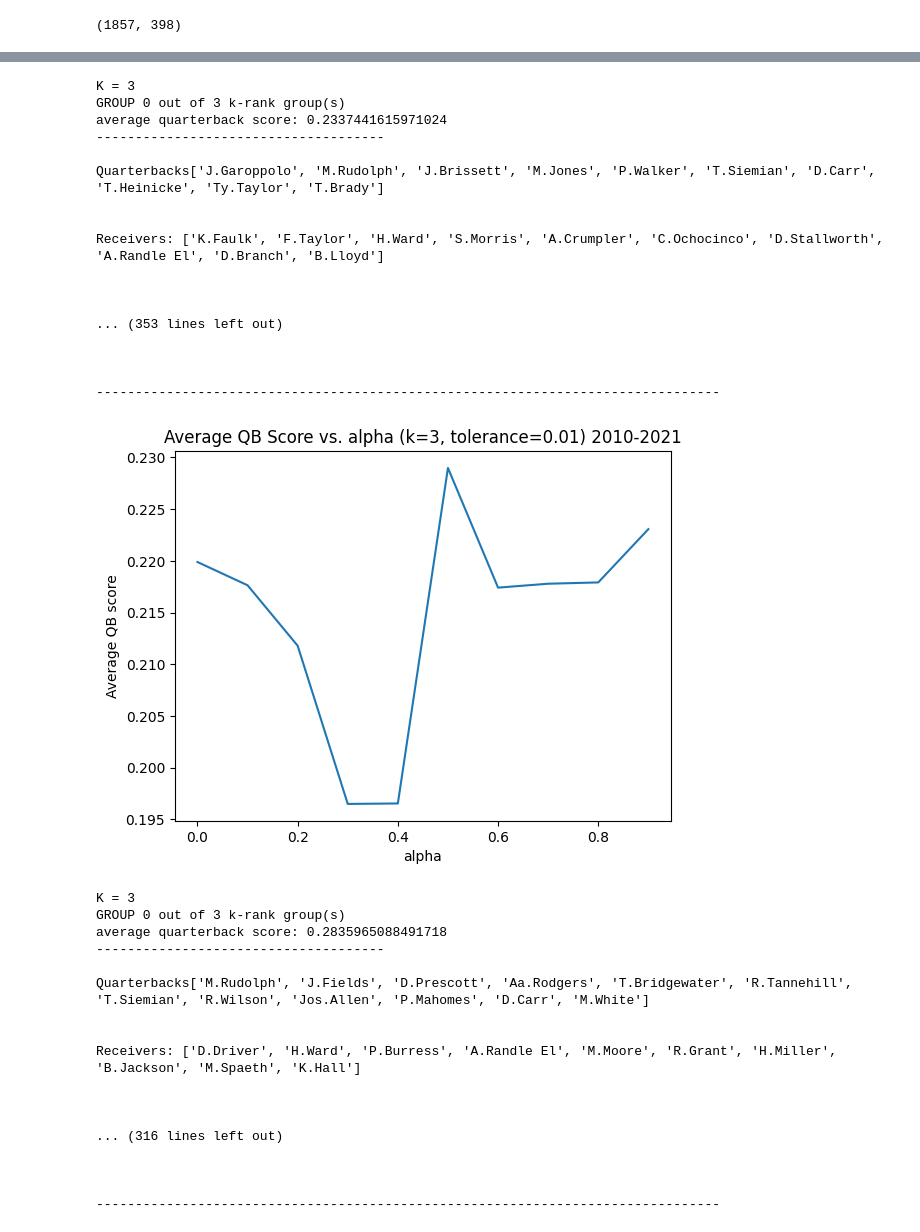
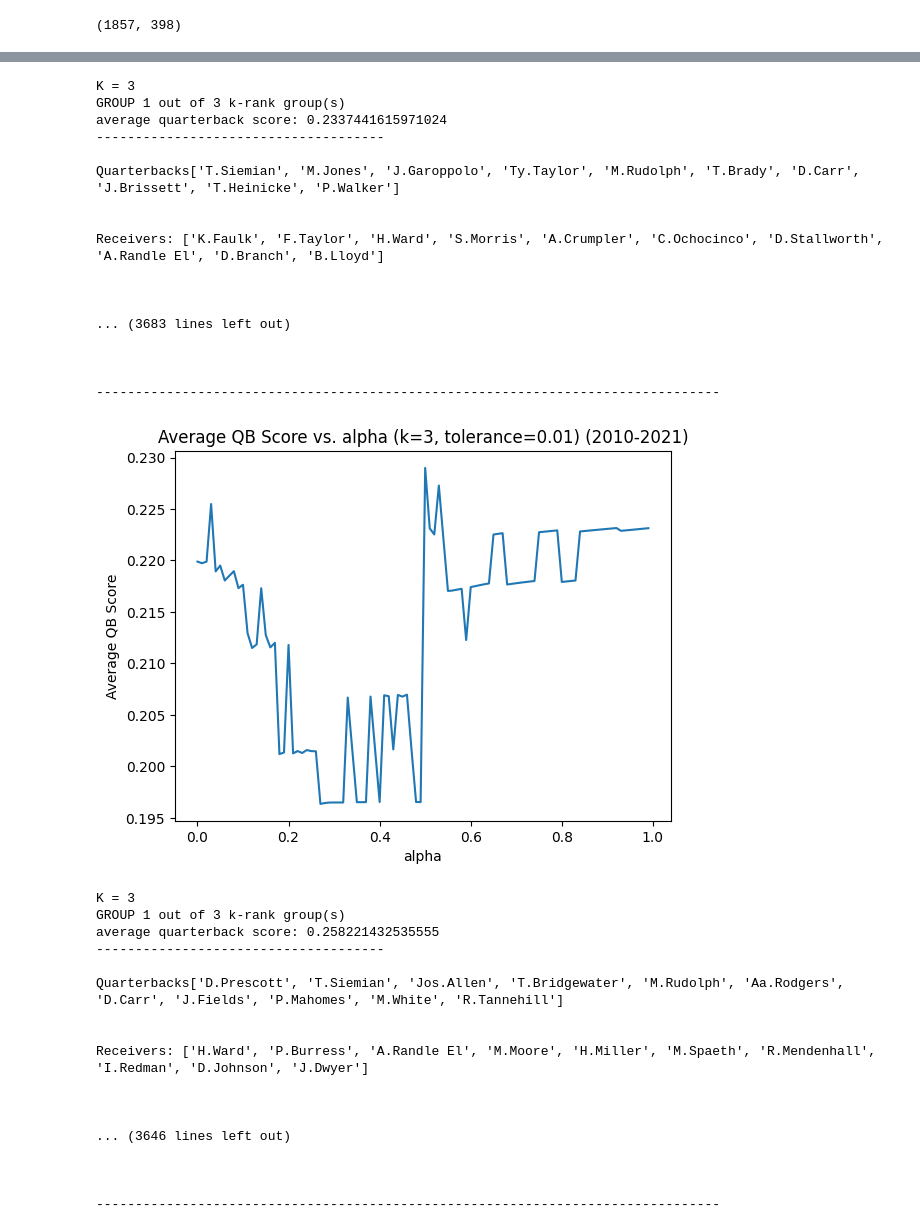
Before and after one commit to ChristopheBrown/nfl-ml, a Jupyter notebook: nfl_receiver-passer_pairs/nfl_w10_NMF_10_yrs.ipynb, the cells around one changed output, grey strips where cells are left out. Saved outputs shown, nothing was run; the diff lists cells and outputs as text; code cells hidden in the pictures.

```diff
--- a/nfl_receiver-passer_pairs/nfl_w10_NMF_10_yrs.ipynb
+++ b/nfl_receiver-passer_pairs/nfl_w10_NMF_10_yrs.ipynb
@@ -289,7 +291,7 @@ plt.show()
 k_ranks = np.arange(3,15)  # The number of "receiver groups" to learn
 tolerance = 0.01 # Stopping condition for training. Smaller value = more training
 
-alpha_vals = np.arange(0, 1, 0.1)
+alpha_vals = np.arange(0, 1, 0.01)
 avg_qb_scores = []
 
 
@@ -340,7 +342,7 @@ for alpha in alpha_vals:
     for group in range(k):
 
 
-        print(f'GROUP {group} out of {k} k-rank group(s)')
+        print(f'GROUP {group+1} out of {k} k-rank group(s)')
 
         qb_rankings = df_H.loc[f'rec_group_{group}'].where(df_H.loc[f'rec_group_{group}'] > .5).dropna()
 
@@ -369,18 +371,18 @@ for alpha in alpha_vals:
     print('\n--------------------------------------------------------------------------------\n')
 # %% [output]
 K = 3
-GROUP 0 out of 3 k-rank group(s)
+GROUP 1 out of 3 k-rank group(s)
 average quarterback score: 0.2337441615971024
 -------------------------------------
 
-Quarterbacks['J.Garoppolo', 'M.Rudolph', 'J.Brissett', 'M.Jones', 'P.Walker', 'T.Siemian', 'D.Carr', 'T.Heinicke', 'Ty.Taylor', 'T.Brady']
+Quarterbacks['T.Siemian', 'M.Jones', 'J.Garoppolo', 'Ty.Taylor', 'M.Rudolph', 'T.Brady', 'D.Carr', 'J.Brissett', 'T.Heinicke', 'P.Walker']
 
 
 Receivers: ['K.Faulk', 'F.Taylor', 'H.Ward', 'S.Morris', 'A.Crumpler', 'C.Ochocinco', 'D.Stallworth', 'A.Randle El', 'D.Branch', 'B.Lloyd']
 
 
 
-... (353 lines left out)
+... (3683 lines left out)
 
 
 
@@ -388,15 +390,15 @@ Receivers: ['K.Faulk', 'F.Taylor', 'H.Ward', 'S.Morris', 'A.Crumpler', 'C.Ochoci
 # %%
 fig = plt.figure()
 ax = plt.axes()
 ax.plot(alpha_vals, avg_qb_scores)
 plt.xlabel('alpha')
-plt.ylabel('Average QB score')
-plt.title(f'Average QB Score vs. alpha (k=3, tolerance=0.01) {time_period[0]}-{time_period[-1]}')
+plt.ylabel('Average QB Score')
+plt.title(f'Average QB Score vs. alpha (k=3, tolerance=0.01) ({time_period[0]}-{time_period[-1]})')
 plt.show()
 # %% [output]
-[figure, old version]
+[figure, new version]
 # %%
-tolerances = np.arange(0.001, 0.01, 0.001) # Stopping condition for training. Smaller value = more training
+tolerances = np.arange(0.0001, 0.01, 0.0001) # Stopping condition for training. Smaller value = more training
 
 alpha = 0.5
 avg_qb_scores = []
@@ -448,7 +450,7 @@ for tol in tolerances:
     for group in range(k):
 
 
-        print(f'GROUP {group} out of {k} k-rank group(s)')
+        print(f'GROUP {group+1} out of {k} k-rank group(s)')
 
         qb_rankings = df_H.loc[f'rec_group_{group}'].where(df_H.loc[f'rec_group_{group}'] > .5).dropna()
 
@@ -477,18 +479,18 @@ for tol in tolerances:
     print('\n--------------------------------------------------------------------------------\n')
 # %% [output]
 K = 3
-GROUP 0 out of 3 k-rank group(s)
-average quarterback score: 0.2835965088491718
+GROUP 1 out of 3 k-rank group(s)
+average quarterback score: 0.258221432535555
 -------------------------------------
 
-Quarterbacks['M.Rudolph', 'J.Fields', 'D.Prescott', 'Aa.Rodgers', 'T.Bridgewater', 'R.Tannehill', 'T.Siemian', 'R.Wilson', 'Jos.Allen', 'P.Mahomes', 'D.Carr', 'M.White']
+Quarterbacks['D.Prescott', 'T.Siemian', 'Jos.Allen', 'T.Bridgewater', 'M.Rudolph', 'Aa.Rodgers', 'D.Carr', 'J.Fields', 'P.Mahomes', 'M.White', 'R.Tannehill']
 
 
-Receivers: ['D.Driver', 'H.Ward', 'P.Burress', 'A.Randle El', 'M.Moore', 'R.Grant', 'H.Miller', 'B.Jackson', 'M.Spaeth', 'K.Hall']
+Receivers: ['H.Ward', 'P.Burress', 'A.Randle El', 'M.Moore', 'H.Miller', 'M.Spaeth', 'R.Mendenhall', 'I.Redman', 'D.Johnson', 'J.Dwyer']
 
 
 
-... (316 lines left out)
+... (3646 lines left out)
 
 
 
```
Also changed, not shown: parts of 6 cells of this notebook, 2 other files.
